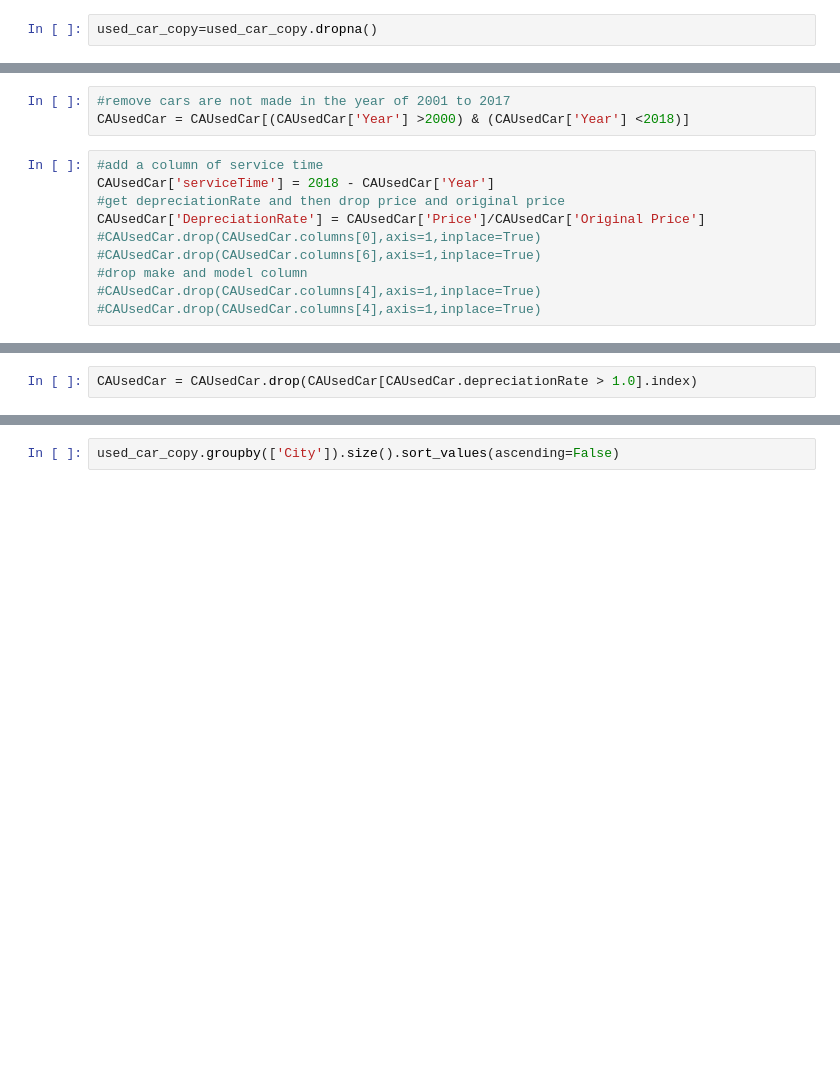
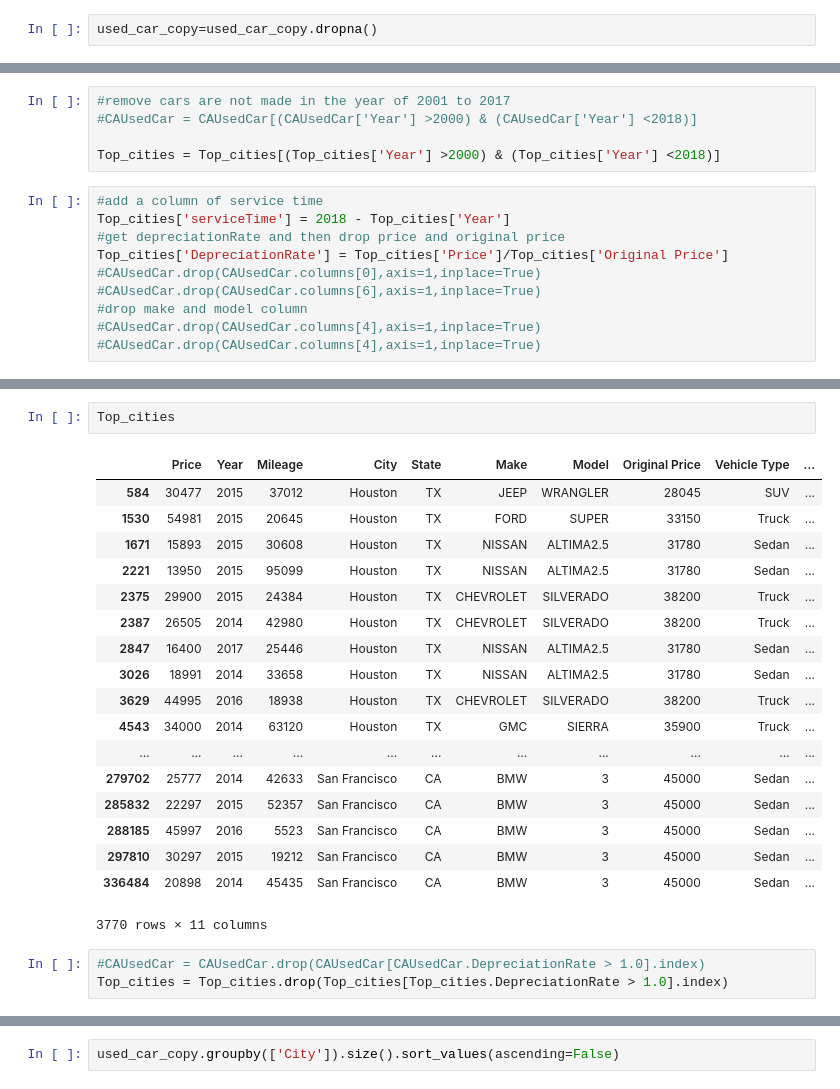
Before and after one commit to ZhuoShan/INFO370FinalProject, a Jupyter notebook: plot.ipynb, the cells around one changed output, grey strips where cells are left out. Drawn from its saved outputs; the diff is of its cells as text; blank space fills up the shorter version.

Commit message:
Combine 10 top cities

```diff
--- a/plot.ipynb
+++ b/plot.ipynb
@@ -127,11 +148,13 @@ CAUsedCar
 # %%
 #remove cars are not made in the year of 2001 to 2017
-CAUsedCar = CAUsedCar[(CAUsedCar['Year'] >2000) & (CAUsedCar['Year'] <2018)]
+#CAUsedCar = CAUsedCar[(CAUsedCar['Year'] >2000) & (CAUsedCar['Year'] <2018)]
+
+Top_cities = Top_cities[(Top_cities['Year'] >2000) & (Top_cities['Year'] <2018)]
 # %%
 #add a column of service time
-CAUsedCar['serviceTime'] = 2018 - CAUsedCar['Year']
+Top_cities['serviceTime'] = 2018 - Top_cities['Year']
 #get depreciationRate and then drop price and original price
-CAUsedCar['DepreciationRate'] = CAUsedCar['Price']/CAUsedCar['Original Price']
+Top_cities['DepreciationRate'] = Top_cities['Price']/Top_cities['Original Price']
 #CAUsedCar.drop(CAUsedCar.columns[0],axis=1,inplace=True)
 #CAUsedCar.drop(CAUsedCar.columns[6],axis=1,inplace=True)
 #drop make and model column
@@ -161,2 +174,24 @@ CAUsedCar
+# %%
+Top_cities
+# %% [output]
+|  | Price | Year | Mileage | City | State | Make | Model | Original Price | Vehicle Type | ... |
+| 584 | 30477 | 2015 | 37012 | Houston | TX | JEEP | WRANGLER | 28045 | SUV | ... |
+| 1530 | 54981 | 2015 | 20645 | Houston | TX | FORD | SUPER | 33150 | Truck | ... |
+| 1671 | 15893 | 2015 | 30608 | Houston | TX | NISSAN | ALTIMA2.5 | 31780 | Sedan | ... |
+| 2221 | 13950 | 2015 | 95099 | Houston | TX | NISSAN | ALTIMA2.5 | 31780 | Sedan | ... |
+| 2375 | 29900 | 2015 | 24384 | Houston | TX | CHEVROLET | SILVERADO | 38200 | Truck | ... |
+| 2387 | 26505 | 2014 | 42980 | Houston | TX | CHEVROLET | SILVERADO | 38200 | Truck | ... |
+| 2847 | 16400 | 2017 | 25446 | Houston | TX | NISSAN | ALTIMA2.5 | 31780 | Sedan | ... |
+| 3026 | 18991 | 2014 | 33658 | Houston | TX | NISSAN | ALTIMA2.5 | 31780 | Sedan | ... |
+| 3629 | 44995 | 2016 | 18938 | Houston | TX | CHEVROLET | SILVERADO | 38200 | Truck | ... |
+| 4543 | 34000 | 2014 | 63120 | Houston | TX | GMC | SIERRA | 35900 | Truck | ... |
+| ... | ... | ... | ... | ... | ... | ... | ... | ... | ... | ... |
+| 279702 | 25777 | 2014 | 42633 | San Francisco | CA | BMW | 3 | 45000 | Sedan | ... |
+| 285832 | 22297 | 2015 | 52357 | San Francisco | CA | BMW | 3 | 45000 | Sedan | ... |
+| 288185 | 45997 | 2016 | 5523 | San Francisco | CA | BMW | 3 | 45000 | Sedan | ... |
+| 297810 | 30297 | 2015 | 19212 | San Francisco | CA | BMW | 3 | 45000 | Sedan | ... |
+| 336484 | 20898 | 2014 | 45435 | San Francisco | CA | BMW | 3 | 45000 | Sedan | ... |
+3770 rows × 11 columns
 # %%
-CAUsedCar = CAUsedCar.drop(CAUsedCar[CAUsedCar.depreciationRate > 1.0].index)
+#CAUsedCar = CAUsedCar.drop(CAUsedCar[CAUsedCar.DepreciationRate > 1.0].index)
+Top_cities = Top_cities.drop(Top_cities[Top_cities.DepreciationRate > 1.0].index)
```
Also changed, not shown: parts of 16 cells of this notebook.
